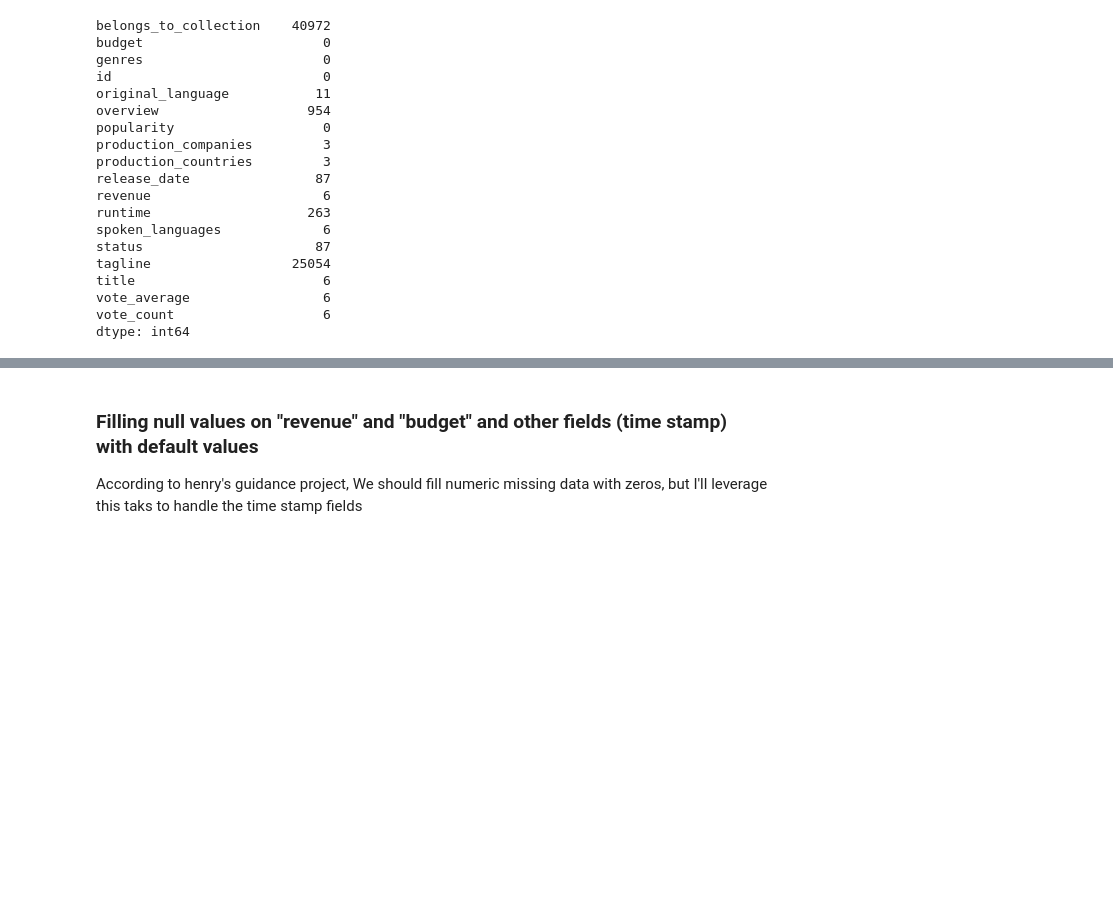
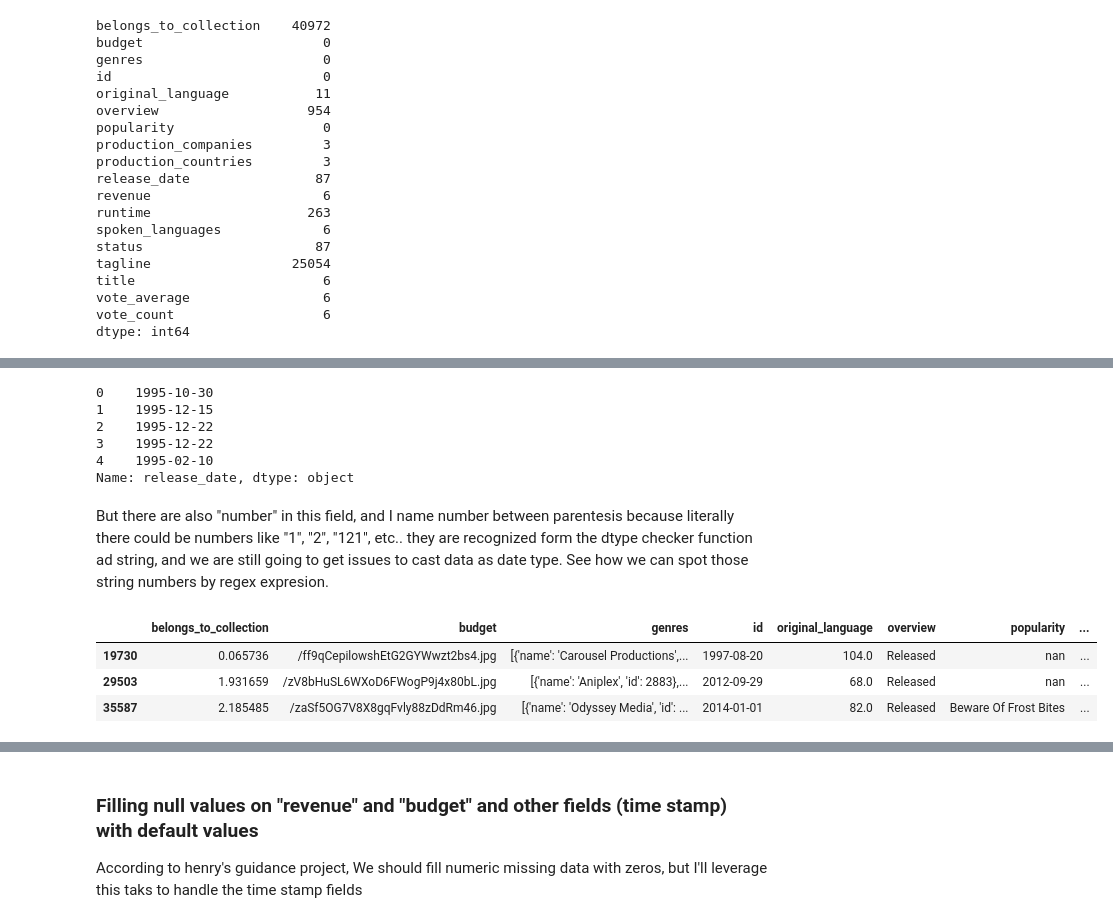
Before and after one commit to someonefrom93/PI_JUL, a Jupyter notebook: etl.ipynb, the cells around one changed output, grey strips where cells are left out. Saved outputs shown, nothing was run; the diff lists cells and outputs as text; code cells hidden in the pictures; blank space fills up the shorter version.

```diff
--- a/etl.ipynb
+++ b/etl.ipynb
@@ -72,0 +186,20 @@ dtype: int64
+# %%
+movies_df["release_date"].head()
+# %% [output]
+0    1995-10-30
+1    1995-12-15
+2    1995-12-22
+3    1995-12-22
+4    1995-02-10
+Name: release_date, dtype: object
+# %% [markdown]
+But there are also "number" in this field, and I name number between parentesis because literally there could be numbers like "1", "2", "121", etc.. they are recognized form the dtype checker function ad string, and we are still going to get issues to cast data as date type. See how we can spot those string numbers by regex expresion.
+# %%
+regex_date = r"^\d{4}-\d{2}-\d{2}$"
+#In this lil line, by adding in the begining this ~ to our array of booleans, we get the opposite from pd.Series.str.contains(any_regex_expression)
+movies_df.loc[~movies_df["release_date"].str.contains(regex_date)]
+# %% [output]
+|  | belongs_to_collection | budget | genres | id | original_language | overview | popularity | ... |
+| 19730 | 0.065736 | /ff9qCepilowshEtG2GYWwzt2bs4.jpg | [{'name': 'Carousel Productions',... | 1997-08-20 | 104.0 | Released | nan | ... |
+| 29503 | 1.931659 | /zV8bHuSL6WXoD6FWogP9j4x80bL.jpg | [{'name': 'Aniplex', 'id': 2883},... | 2012-09-29 | 68.0 | Released | nan | ... |
+| 35587 | 2.185485 | /zaSf5OG7V8X8gqFvly88zDdRm46.jpg | [{'name': 'Odyssey Media', 'id': ... | 2014-01-01 | 82.0 | Released | Beware Of Frost Bites | ... |
```
Also changed, not shown: parts of 25 cells of this notebook.
